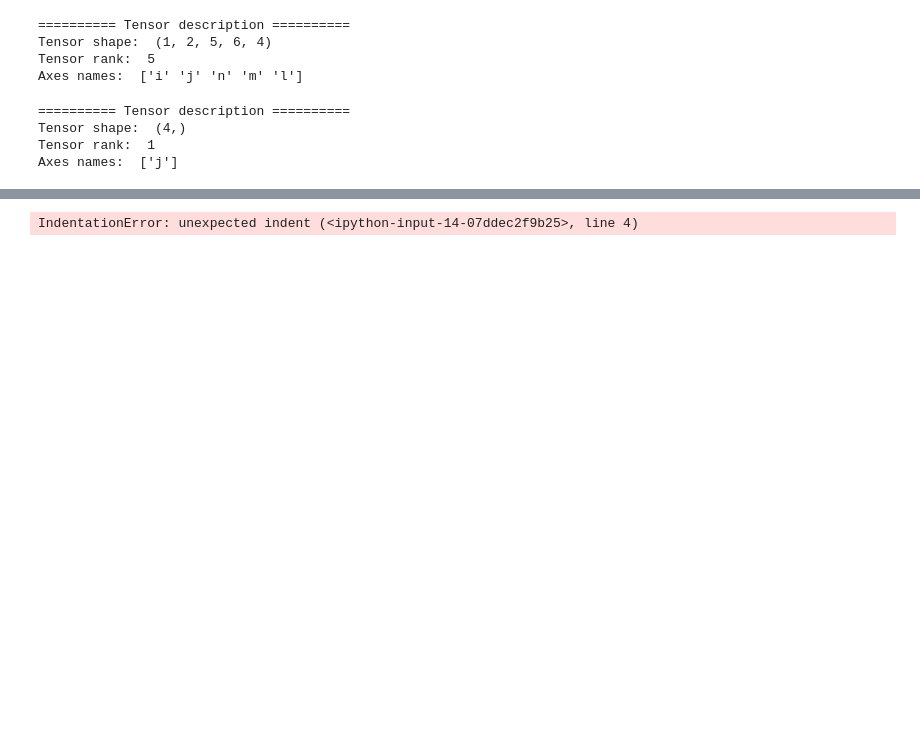
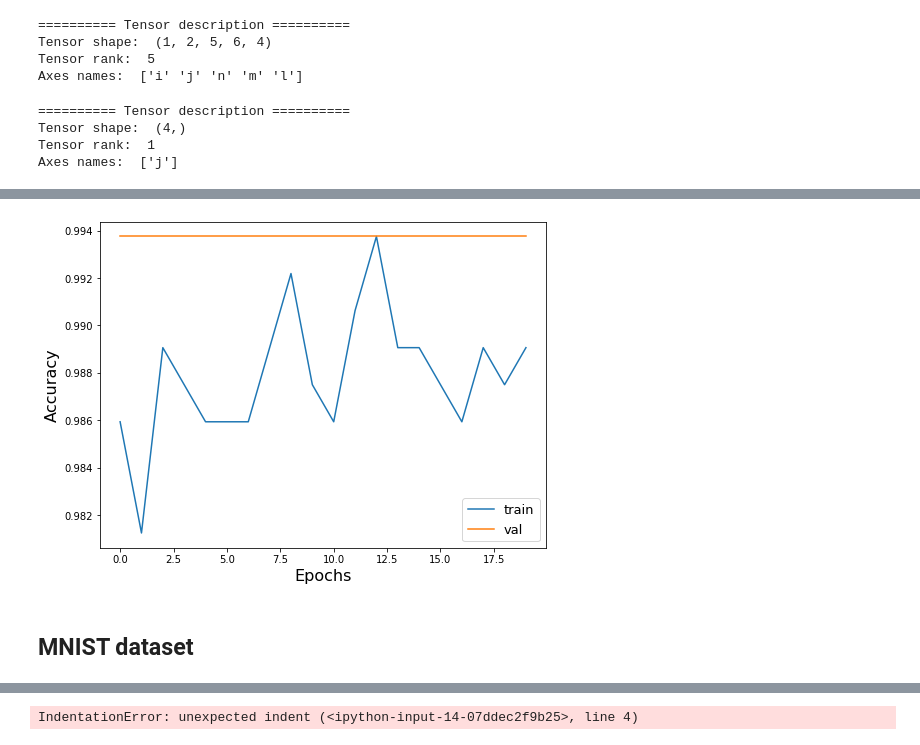
Before and after one commit to mango915/TensorNetworkForML, a Jupyter notebook: TensorNetwork/tn.ipynb, the cells around one changed output, grey strips where cells are left out. Drawn from its saved outputs; the diff is of its cells as text; code cells hidden in the pictures; blank space fills up the shorter version.

Commit message:
MNIST training prepared

```diff
--- a/TensorNetwork/tn.ipynb
+++ b/TensorNetwork/tn.ipynb
@@ -577,15 +622,0 @@ class Network():
-# %%
-(data, label) = gen.create_dataset(1000, sigma=0.7)
-x = data.reshape(1000,25)
-
-def psi(x):
-    x = np.array((np.sin(np.pi*x/2),np.cos(np.pi*x/2)))
-    return np.transpose(x, [1,2,0])
-
-x = psi(x)
-
-m = 800
-x_train = x[:m]
-x_test =  x[m:]
-y_train = label[:m]
-y_test = label[m:]
@@ -591,0 +625,11 @@ y_test = label[m:]
+# %%
+class NumpyDataset(Dataset):
+    def __init__(self, data, label):
+        self.data = data
+        self.label = label
+
+    def __len__(self):
+        return len(self.data)
+
+    def __getitem__(self, index):
+        return (self.data[index], self.label[index])
@@ -592,2 +669,6 @@ y_test = label[m:]
+# %%
+(data, label) = gen.create_dataset(5000, sigma=0.7)
+batch_size = {'train_batch_size':16, 'val_batch_size':128, 'test_batch_size':128}
+train_loader, val_loader, test_loader = prepare_dataset(data, label, 0.8, 0.2, **batch_size)
 # %%
 net = Network(N=25, M=20, L=2)#, sigma=0.23)
@@ -641,0 +675,2 @@ test_acc:  0.975
+# %%
+train_acc, val_acc = net.train(train_loader, val_loader, lr = 0.5, n_epochs = 20)
@@ -641,0 +681,12 @@ test_acc:  0.975
+# %%
+plt.figure(figsize = (8,6))
+plt.plot(train_acc, label='train')
+plt.plot(val_acc, label='val')
+plt.legend(fontsize=13)
+plt.xlabel("Epochs", fontsize=16)
+plt.ylabel("Accuracy", fontsize=16)
+plt.show()
+# %% [output]
+[figure, added]
+# %% [markdown]
+## MNIST dataset
```
Also changed, not shown: parts of 14 cells of this notebook.
